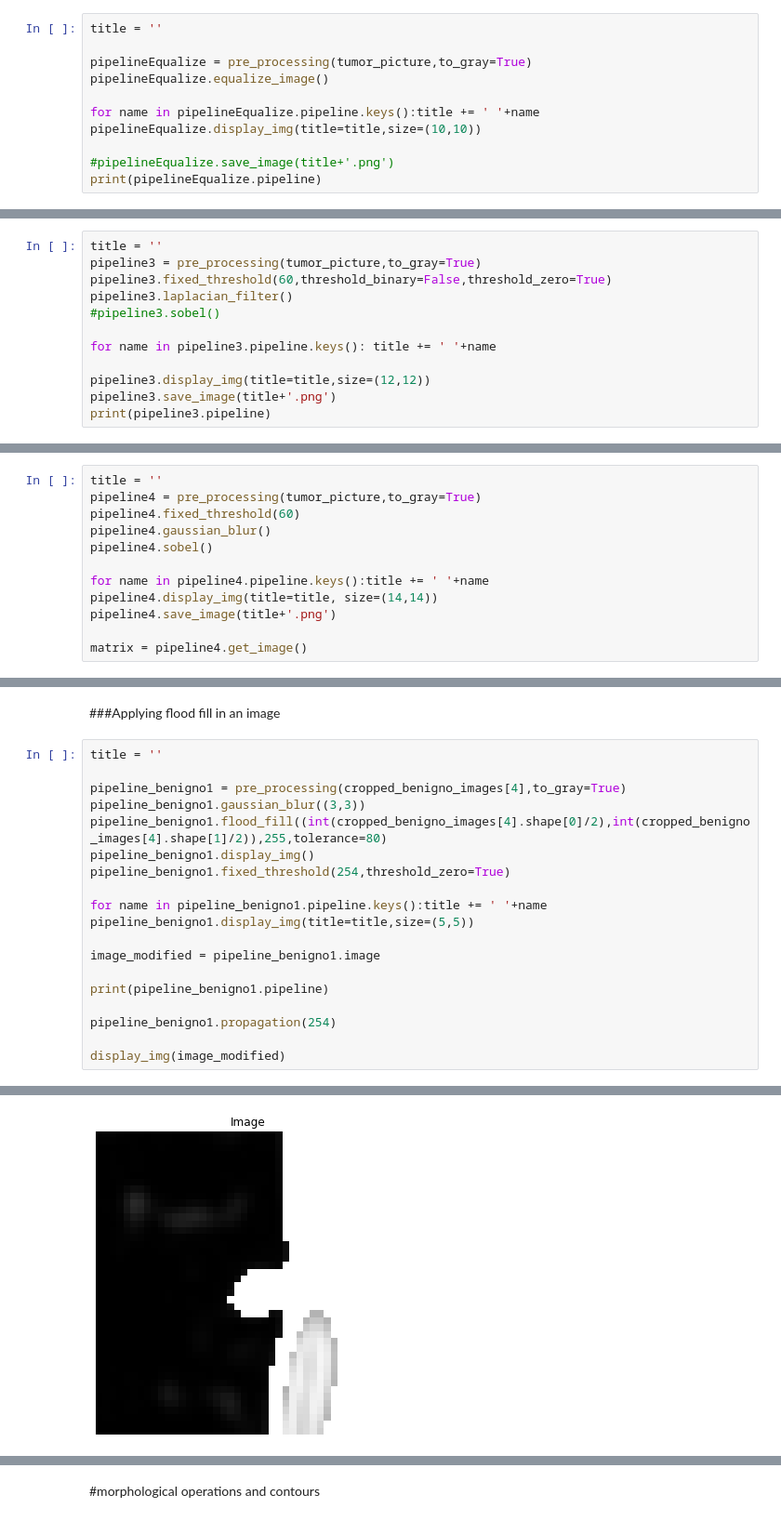
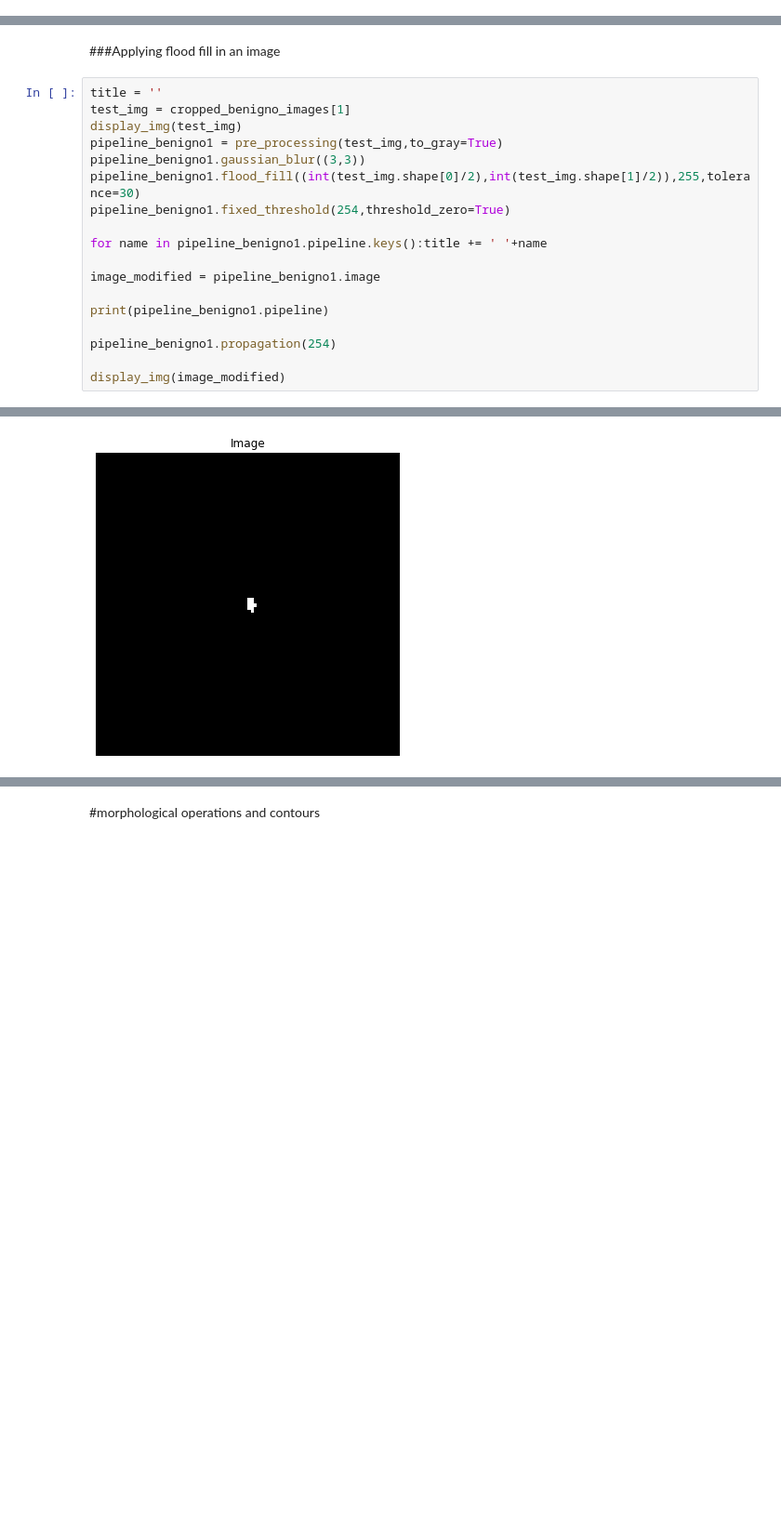
Before and after one commit to HerbertHipolito/Bootcamp-code, a Jupyter notebook: pipelines.ipynb, the cells around one changed output, grey strips where cells are left out. Shown: that part at 93% size. Saved outputs shown, nothing was run; the diff lists cells and outputs as text; blank space fills up the shorter version.

```diff
--- a/pipelines.ipynb
+++ b/pipelines.ipynb
@@ -387,11 +547,0 @@ print(pipeline2.pipeline)
-# %%
-title = ''
-
-pipelineEqualize = pre_processing(tumor_picture,to_gray=True)
-pipelineEqualize.equalize_image()
-
-for name in pipelineEqualize.pipeline.keys():title += ' '+name
-pipelineEqualize.display_img(title=title,size=(10,10))
-
-#pipelineEqualize.save_image(title+'.png')
-print(pipelineEqualize.pipeline)
@@ -403,12 +547,0 @@ print(pipelineEqualize.pipeline)
-# %%
-title = ''
-pipeline3 = pre_processing(tumor_picture,to_gray=True)
-pipeline3.fixed_threshold(60,threshold_binary=False,threshold_zero=True)
-pipeline3.laplacian_filter()
-#pipeline3.sobel()
-
-for name in pipeline3.pipeline.keys(): title += ' '+name
-
-pipeline3.display_img(title=title,size=(12,12))
-pipeline3.save_image(title+'.png')
-print(pipeline3.pipeline)
@@ -422,12 +547,0 @@ Explanation: Here, I highlighted the nodules once some of them are more transpar
-# %%
-title = ''
-pipeline4 = pre_processing(tumor_picture,to_gray=True)
-pipeline4.fixed_threshold(60)
-pipeline4.gaussian_blur()
-pipeline4.sobel()
-
-for name in pipeline4.pipeline.keys():title += ' '+name
-pipeline4.display_img(title=title, size=(14,14))
-pipeline4.save_image(title+'.png')
-
-matrix = pipeline4.get_image()
@@ -492,15 +604,14 @@ display_img(image_modified,F_size=(10,10))
 ###Applying flood fill in an image
 # %%
 title = ''
-
-pipeline_benigno1 = pre_processing(cropped_benigno_images[4],to_gray=True)
+test_img = cropped_benigno_images[1]
+display_img(test_img)
+pipeline_benigno1 = pre_processing(test_img,to_gray=True)
 pipeline_benigno1.gaussian_blur((3,3))
-pipeline_benigno1.flood_fill((int(cropped_benigno_images[4].shape[0]/2),int(cropped_benigno_images[4].shape[1]/2)),255,tolerance=80)
-pipeline_benigno1.display_img()
+pipeline_benigno1.flood_fill((int(test_img.shape[0]/2),int(test_img.shape[1]/2)),255,tolerance=30)
 pipeline_benigno1.fixed_threshold(254,threshold_zero=True)
 
 for name in pipeline_benigno1.pipeline.keys():title += ' '+name
-pipeline_benigno1.display_img(title=title,size=(5,5))
 
 image_modified = pipeline_benigno1.image
 
@@ -514 +626 @@ display_img(image_modified)
-[figure, old version]
+[figure, new version]
```
Also changed, not shown: parts of 19 cells of this notebook, 1 other file.
